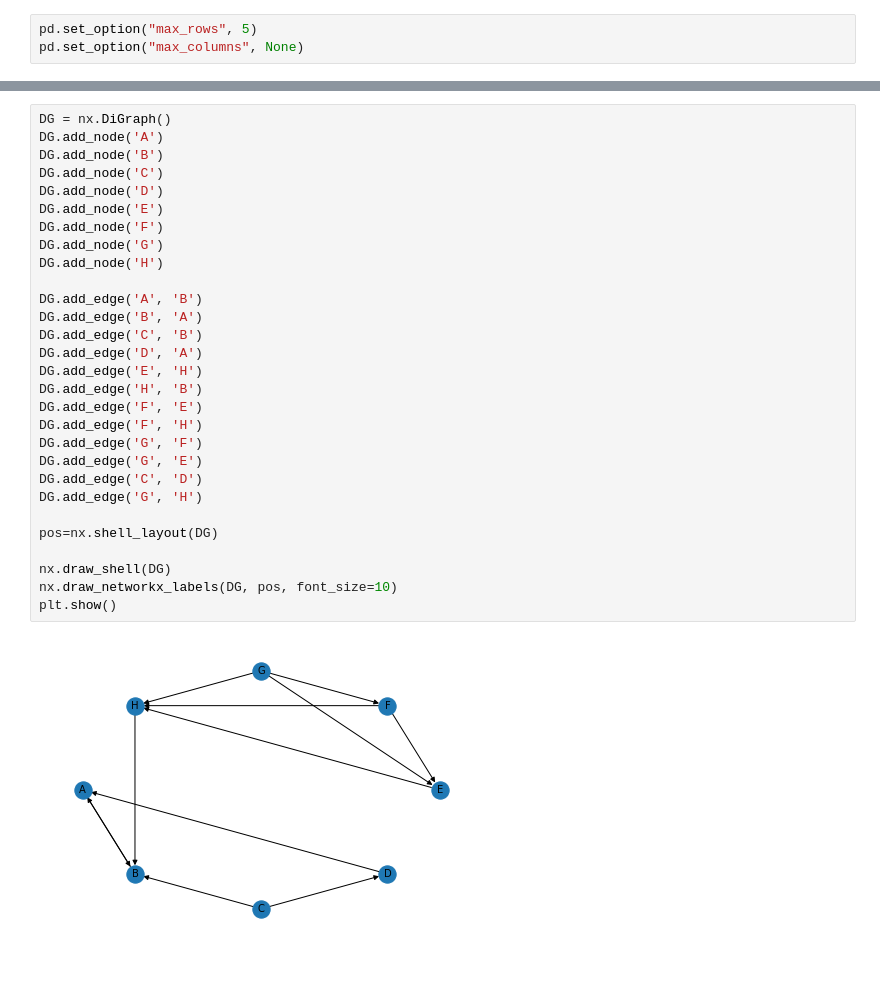
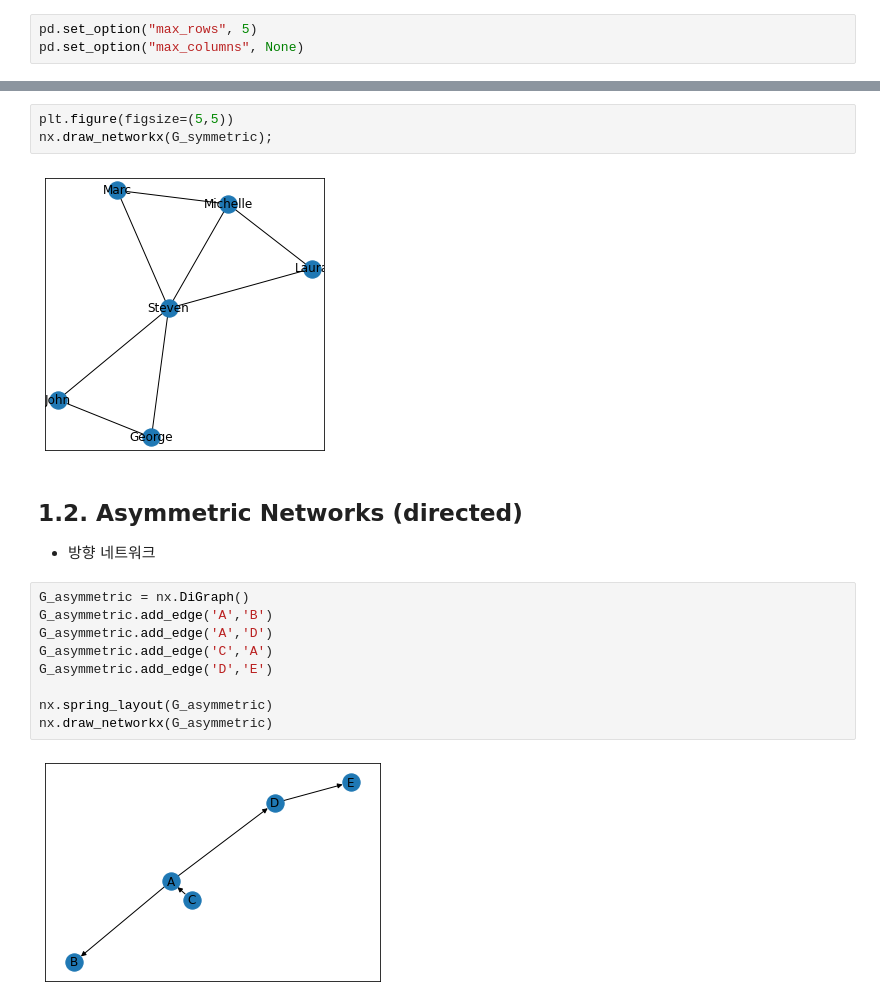
Before and after one commit to jiheon788/ajou-ba-assignments, a Jupyter notebook: HW2/소셜네트워크분석.ipynb, the cells around one changed output, grey strips where cells are left out. Saved outputs shown, nothing was run; the diff lists cells and outputs as text; blank space fills up the shorter version.

```diff
--- a/HW2/소셜네트워크분석.ipynb
+++ b/HW2/소셜네트워크분석.ipynb
@@ -14,31 +41,19 @@ pd.set_option("max_columns", None)
+# %%
+plt.figure(figsize=(5,5))
+nx.draw_networkx(G_symmetric);
+# %% [output]
+[figure, added]
+# %% [markdown]
+## 1.2. Asymmetric Networks (directed)
+* 방향 네트워크
 # %%
-DG = nx.DiGraph()
-DG.add_node('A')
-DG.add_node('B')
-DG.add_node('C')
-DG.add_node('D')
-DG.add_node('E')
-DG.add_node('F')
-DG.add_node('G')
-DG.add_node('H')
+G_asymmetric = nx.DiGraph()
+G_asymmetric.add_edge('A','B')
+G_asymmetric.add_edge('A','D')
+G_asymmetric.add_edge('C','A')
+G_asymmetric.add_edge('D','E')
 
-DG.add_edge('A', 'B')
-DG.add_edge('B', 'A')
-DG.add_edge('C', 'B')
-DG.add_edge('D', 'A')
-DG.add_edge('E', 'H')
-DG.add_edge('H', 'B')
-DG.add_edge('F', 'E')
-DG.add_edge('F', 'H')
-DG.add_edge('G', 'F')
-DG.add_edge('G', 'E')
-DG.add_edge('C', 'D')
-DG.add_edge('G', 'H')
-
-pos=nx.shell_layout(DG)
-
-nx.draw_shell(DG)
-nx.draw_networkx_labels(DG, pos, font_size=10)
-plt.show()
+nx.spring_layout(G_asymmetric)
+nx.draw_networkx(G_asymmetric)
 # %% [output]
-[figure, old version]
+[figure, new version]
```
Also changed, not shown: parts of 31 cells of this notebook, 2 other files.
